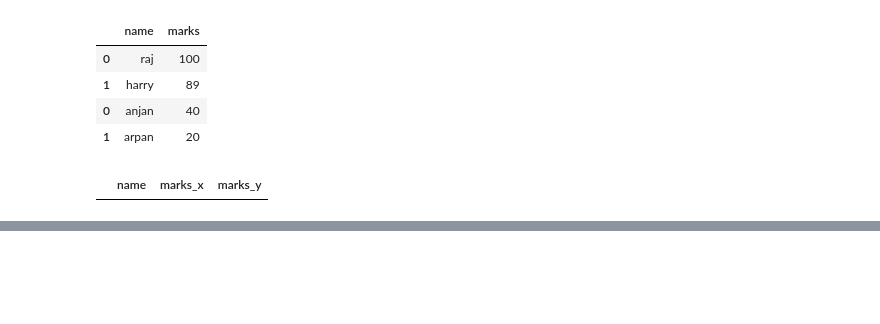
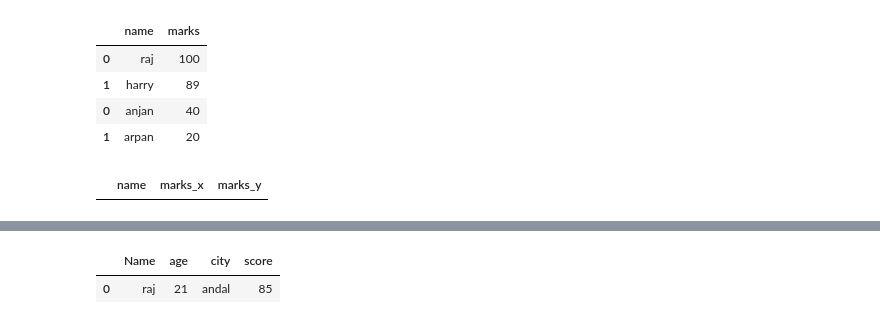
Before and after one commit to PralayeshMukherjee/python, a Jupyter notebook: Pandas/sample.ipynb, the cells around one changed output, grey strips where cells are left out. Saved outputs shown, nothing was run; the diff lists cells and outputs as text; code cells hidden in the pictures; blank space fills up the shorter version.

```diff
--- a/Pandas/sample.ipynb
+++ b/Pandas/sample.ipynb
@@ -243,0 +271,5 @@ pd.merge(df1,df2,on="name") #it merge on name basis
+# %%
+filterData[(filterData["city"]=="andal") & (filterData["age"]>=20)] #it return that row which satisfied both condition
+# %% [output]
+|  | Name | age | city | score |
+| 0 | raj | 21 | andal | 85 |
```
Also changed, not shown: parts of 3 cells of this notebook.
